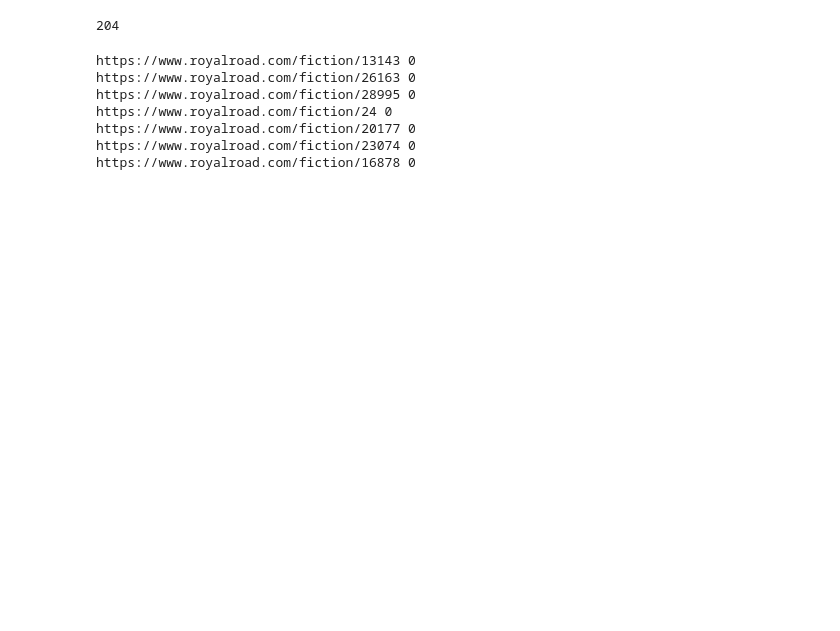
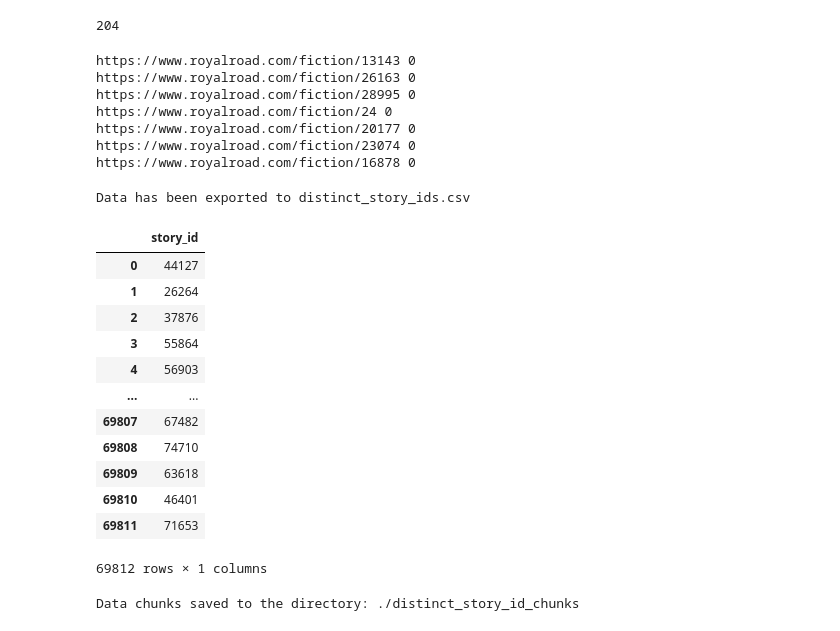
Before and after one commit to devflowinc/royal-road-embeddings, a Jupyter notebook: group_testing_qa.ipynb, the cells around one changed output. Drawn from its saved outputs; the diff is of its cells as text; code cells hidden in the pictures; blank space fills up the shorter version.

```diff
--- a/group_testing_qa.ipynb
+++ b/group_testing_qa.ipynb
@@ -78,3 +85,67 @@ https://www.royalroad.com/fiction/24 0
 https://www.royalroad.com/fiction/20177 0
 https://www.royalroad.com/fiction/23074 0
 https://www.royalroad.com/fiction/16878 0
+# %%
+# Replace with your PostgreSQL connection URL
+db_url = os.environ.get('DATABASE_URL')
+
+# SQL query to select the columns you want
+query = "SELECT DISTINCT story_id FROM doc_embeddings"
+
+# File path for the single CSV file
+output_file_path = "distinct_story_ids.csv"
+
+# Batch size
+batch_size = 10000
+
+# Establish a connection to the PostgreSQL database
+conn = psycopg2.connect(db_url)
+
+# Create a cursor
+cursor = conn.cursor()
+
+# Execute the query
+cursor.execute(query)
+
+# Open the CSV file for writing
+with open(output_file_path, 'w', newline='') as csv_file:
+    csv_writer = csv.writer(csv_file)
+
+    # Write header
+    csv_writer.writerow(["story_id"])
+
+    batch_number = 0
+    while True:
+        results = cursor.fetchmany(batch_size)
+        if not results:
+            break
+
+        # Write data for the current batch
+        csv_writer.writerows(results)
+
+        batch_number += 1
+
+# Close the cursor and the connection
+cursor.close()
+conn.close()
+
+print(f"Data has been exported to {output_file_path}")
+# %% [output]
+Data has been exported to distinct_story_ids.csv
+# %%
+distinct_story_ids = pd.read_csv('distinct_story_ids.csv')
+distinct_story_ids
+# %% [output]
+|  | story_id |
+| 0 | 44127 |
+| 1 | 26264 |
+| 2 | 37876 |
+| 3 | 55864 |
+| 4 | 56903 |
+| ... | ... |
+| 69807 | 67482 |
+| 69808 | 74710 |
+| 69809 | 63618 |
+| 69810 | 46401 |
+| 69811 | 71653 |
+69812 rows × 1 columns
@@ -80,0 +174,16 @@ https://www.royalroad.com/fiction/16878 0
+# %%
+import os
+
+# Assuming you have already split the DataFrame into data_chunks as shown in the previous answer
+
+# Create a directory to save the chunks
+output_directory = "./distinct_story_id_chunks"
+os.makedirs(output_directory, exist_ok=True)
+
+# Save each chunk to a numbered CSV file
+for i, chunk in enumerate(data_chunks):
+    chunk.to_csv(os.path.join(output_directory, f"chunk_{i + 1}.csv"), index=False)
+
+print("Data chunks saved to the directory:", output_directory)
+# %% [output]
+Data chunks saved to the directory: ./distinct_story_id_chunks
```
Also changed, not shown: parts of 9 cells of this notebook, 15 other files.
